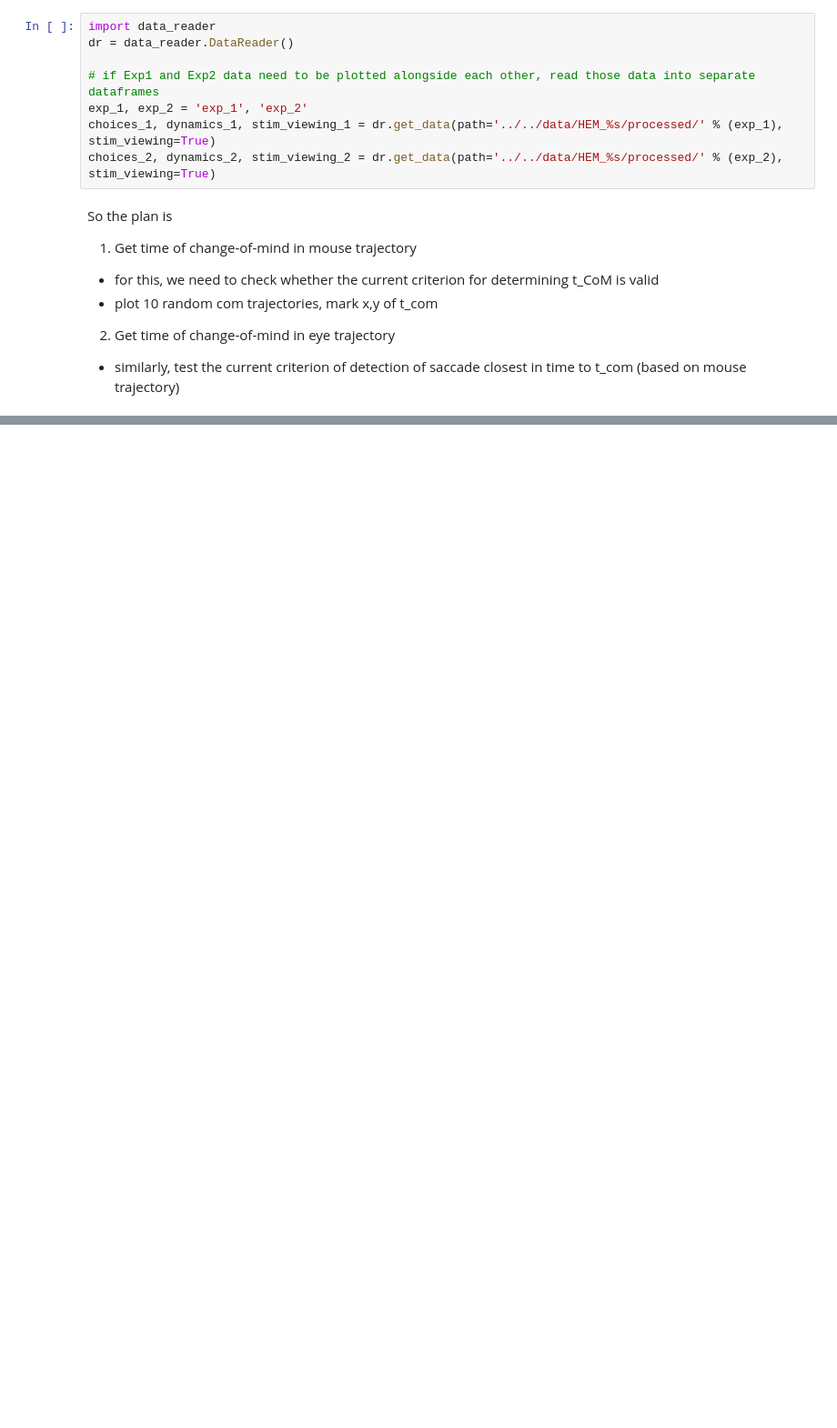
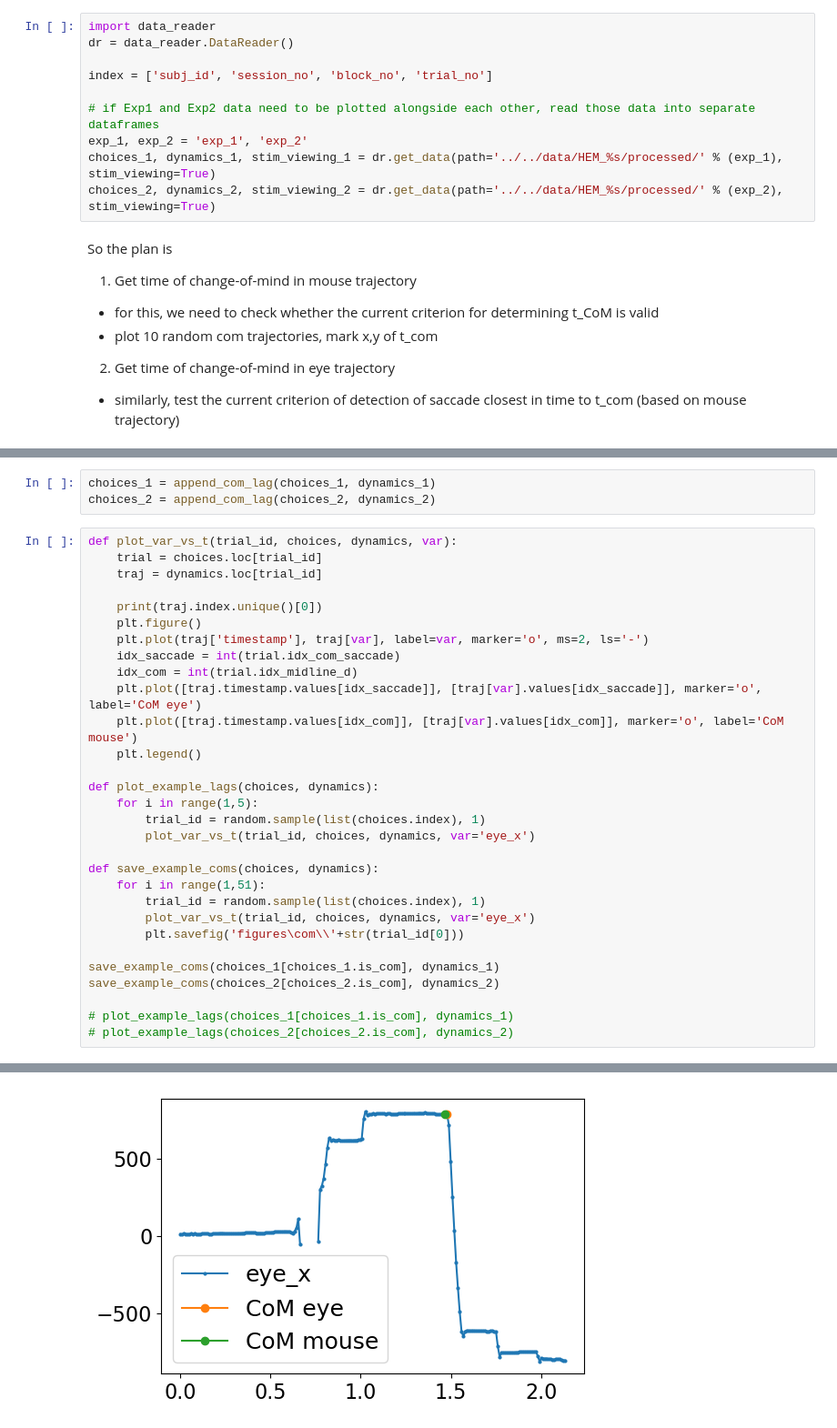
Before and after one commit to cherepaha/eyehandrdk, a Jupyter notebook: eye_hand_lags.ipynb, the cells around one changed output, grey strips where cells are left out. Shown at 91% size. Cells and saved outputs as stored; diff of their text form; blank space fills up the shorter version.

```diff
--- a/eye_hand_lags.ipynb
+++ b/eye_hand_lags.ipynb
@@ -31,6 +32,8 @@ scale = 1.0
 # %%
 import data_reader
 dr = data_reader.DataReader()
+
+index = ['subj_id', 'session_no', 'block_no', 'trial_no']
 
 # if Exp1 and Exp2 data need to be plotted alongside each other, read those data into separate dataframes
 exp_1, exp_2 = 'exp_1', 'exp_2'
@@ -45,0 +123,34 @@ So the plan is
+# %%
+choices_1 = append_com_lag(choices_1, dynamics_1)
+choices_2 = append_com_lag(choices_2, dynamics_2)
+# %%
+def plot_var_vs_t(trial_id, choices, dynamics, var):
+    trial = choices.loc[trial_id]
+    traj = dynamics.loc[trial_id]
+
+    print(traj.index.unique()[0])
+    plt.figure()
+    plt.plot(traj['timestamp'], traj[var], label=var, marker='o', ms=2, ls='-')
+    idx_saccade = int(trial.idx_com_saccade)
+    idx_com = int(trial.idx_midline_d)
+    plt.plot([traj.timestamp.values[idx_saccade]], [traj[var].values[idx_saccade]], marker='o', label='CoM eye')
+    plt.plot([traj.timestamp.values[idx_com]], [traj[var].values[idx_com]], marker='o', label='CoM mouse')
+    plt.legend()
+
+def plot_example_lags(choices, dynamics):
+    for i in range(1,5):
+        trial_id = random.sample(list(choices.index), 1)
+        plot_var_vs_t(trial_id, choices, dynamics, var='eye_x')
+
+def save_example_coms(choices, dynamics):
+    for i in range(1,51):
+        trial_id = random.sample(list(choices.index), 1)
+        plot_var_vs_t(trial_id, choices, dynamics, var='eye_x')
+        plt.savefig('figures\com\\'+str(trial_id[0]))
+
+save_example_coms(choices_1[choices_1.is_com], dynamics_1)
+save_example_coms(choices_2[choices_2.is_com], dynamics_2)
+
+# plot_example_lags(choices_1[choices_1.is_com], dynamics_1)
+# plot_example_lags(choices_2[choices_2.is_com], dynamics_2)
+# %% [output]
@@ -45,0 +174 @@ So the plan is
+[figure, added]
```
Also changed, not shown: parts of 15 cells of this notebook, 2 other files.
